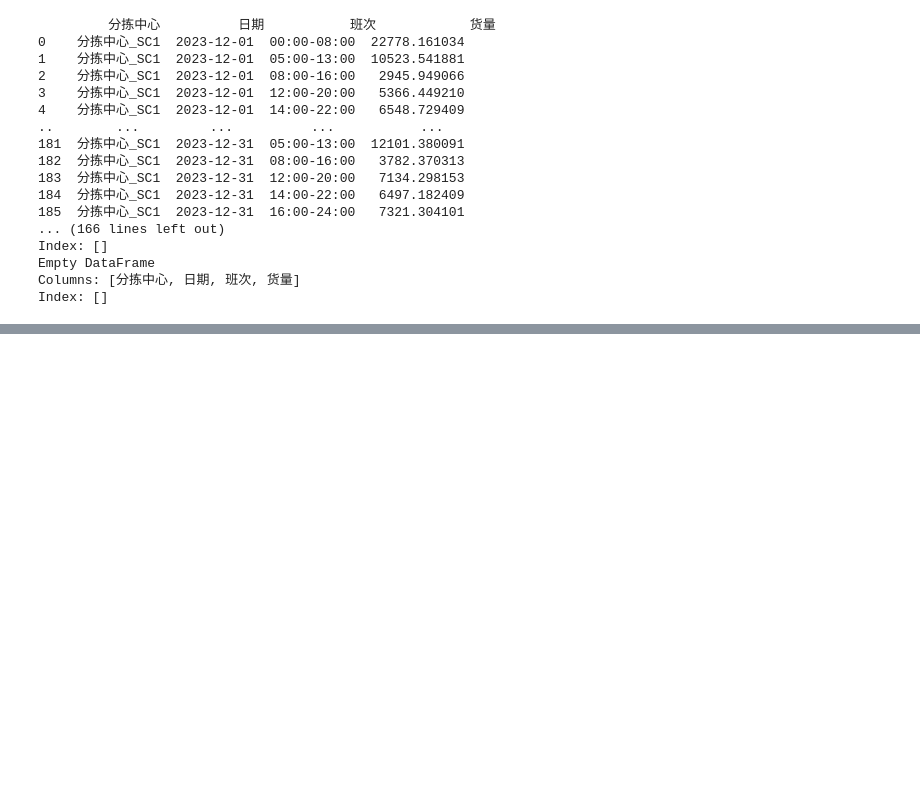
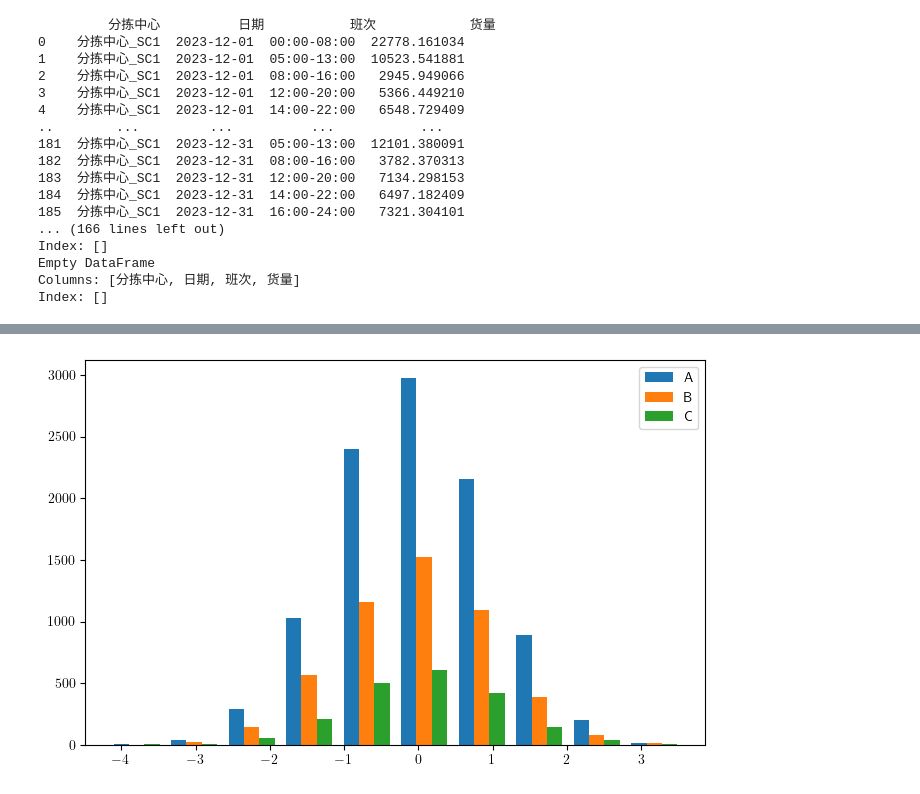
Before and after one commit to YinMo19/Mathor_cup_2024, a Jupyter notebook: appendix/problem3/sol3.ipynb, the cells around one changed output, grey strips where cells are left out. Saved outputs shown, nothing was run; the diff lists cells and outputs as text; code cells hidden in the pictures; blank space fills up the shorter version.

```diff
--- a/appendix/problem3/sol3.ipynb
+++ b/appendix/problem3/sol3.ipynb
@@ -64,0 +195,21 @@ Index: []
+# %%
+# 指定分组个数
+n_bins=10
+
+fig,ax=plt.subplots(figsize=(8,5))
+
+# 分别生成10000 ， 5000 ， 2000 个值
+x_multi = [np.random.randn(n) for n in [10000, 5000, 2000]]
+
+
+# 实际绘图代码与单类型直方图差异不大，只是增加了一个图例项
+# 在 ax.hist 函数中先指定图例 label 名称
+ax.hist(x_multi, n_bins, histtype='bar',label=list("ABC"))
+
+
+# 通过 ax.legend 函数来添加图例
+ax.legend()
+
+plt.show()
+# %% [output]
+[figure, added]
```
Also changed, not shown: parts of 9 cells of this notebook, 42 other files.
